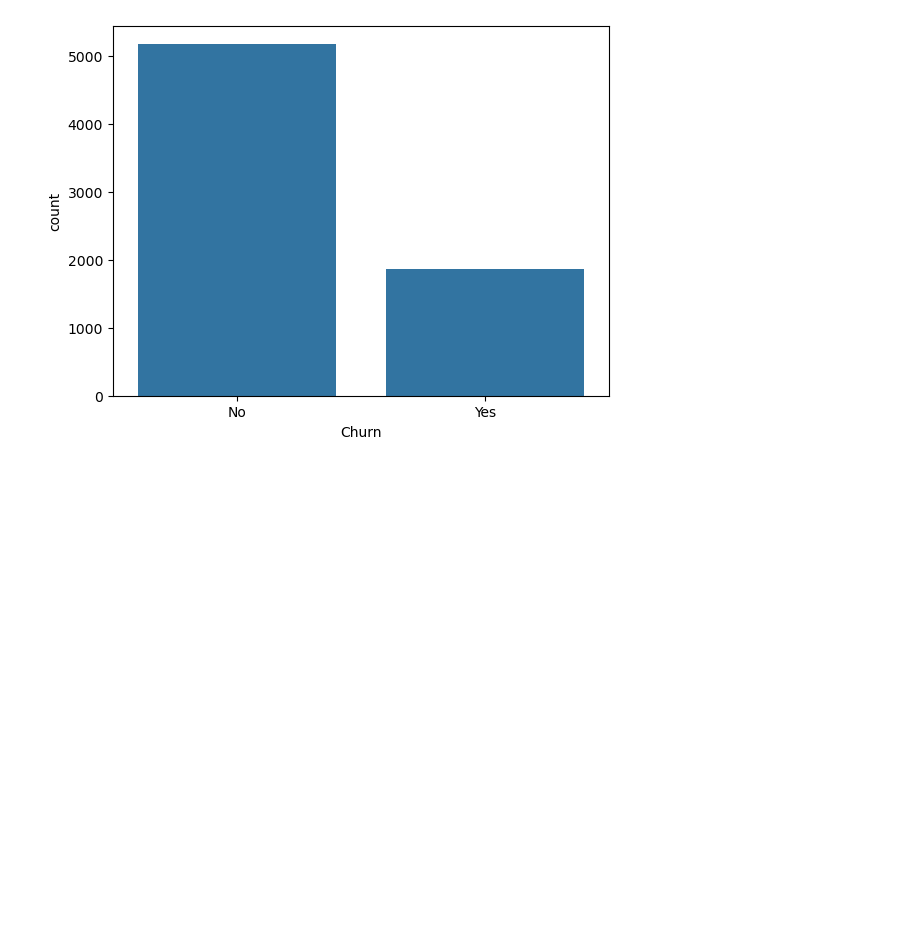
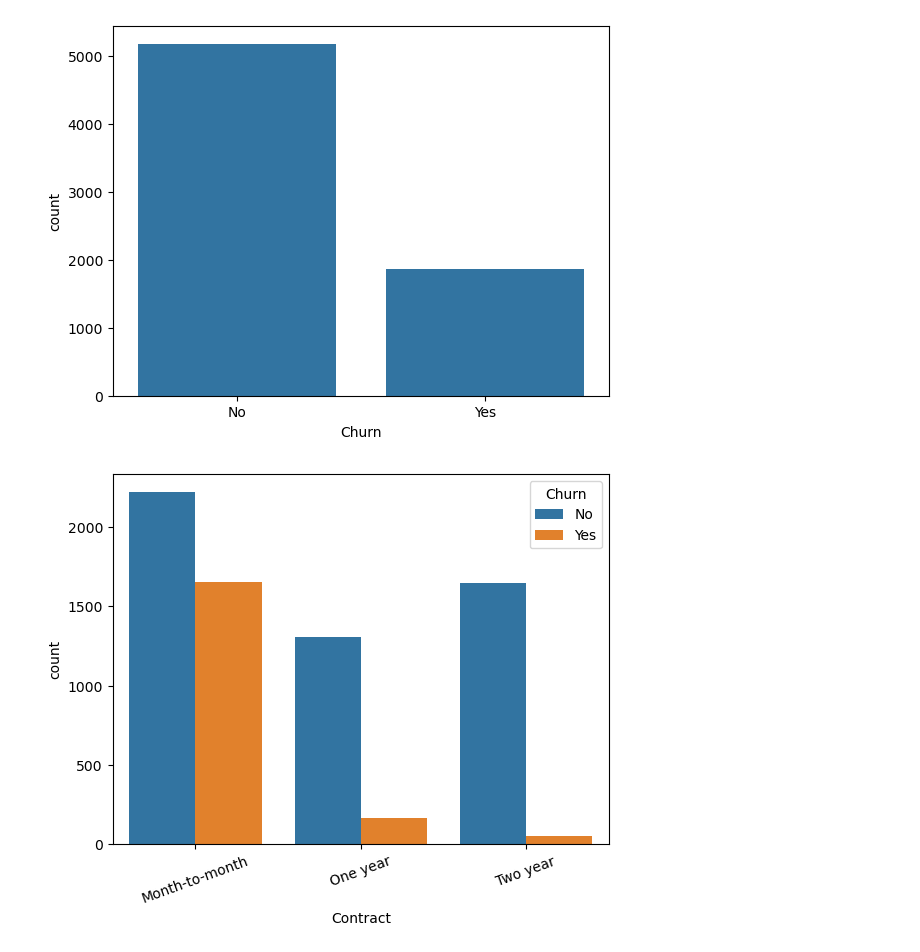
Before and after one commit to Samm-05/telecom-churn-prediction, a Jupyter notebook: notebooks/03_eda.ipynb, the cells around one changed output. Drawn from its saved outputs; the diff is of its cells as text; code cells hidden in the pictures; blank space fills up the shorter version.

```diff
--- a/notebooks/03_eda.ipynb
+++ b/notebooks/03_eda.ipynb
@@ -24,3 +24,15 @@ sns.countplot(
 plt.show()
 # %% [output]
 [figure]
+# %%
+sns.countplot(
+    x="Contract",
+    hue="Churn",
+    data=df
+)
+
+plt.xticks(rotation=20)
+
+plt.show()
+# %% [output]
+[figure, added]
```
